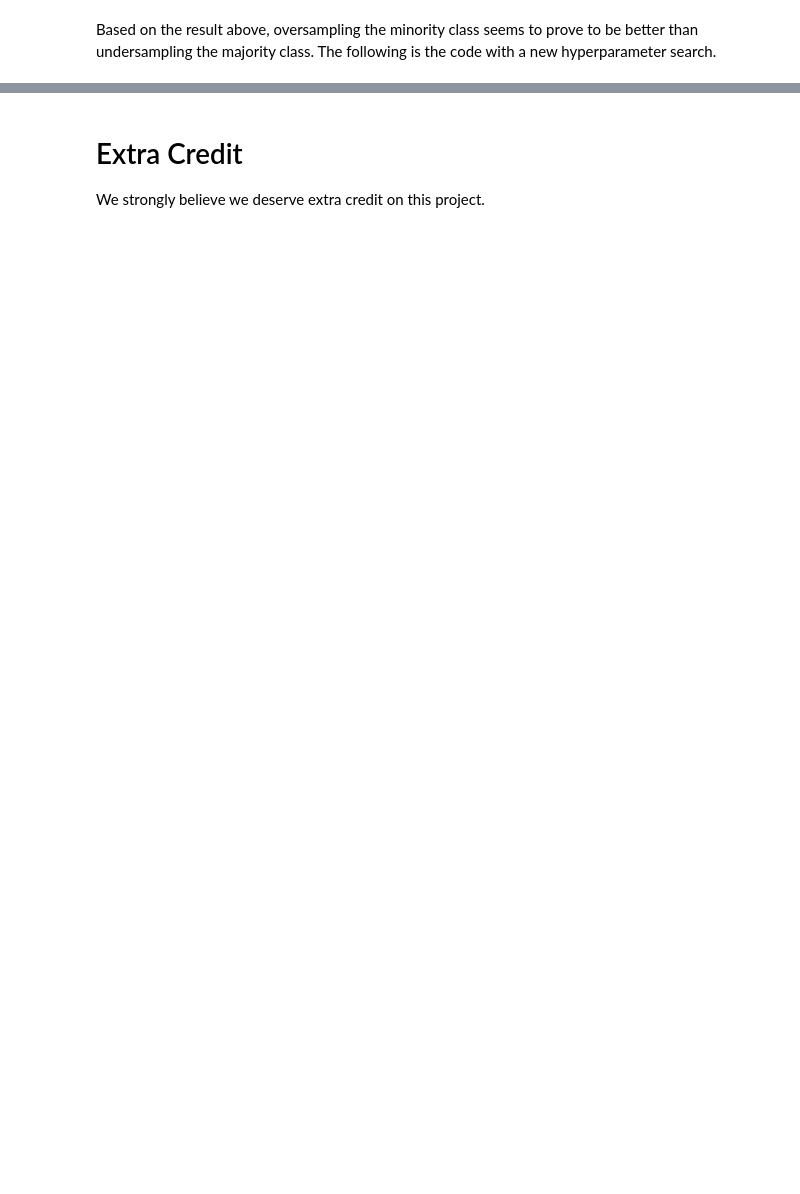
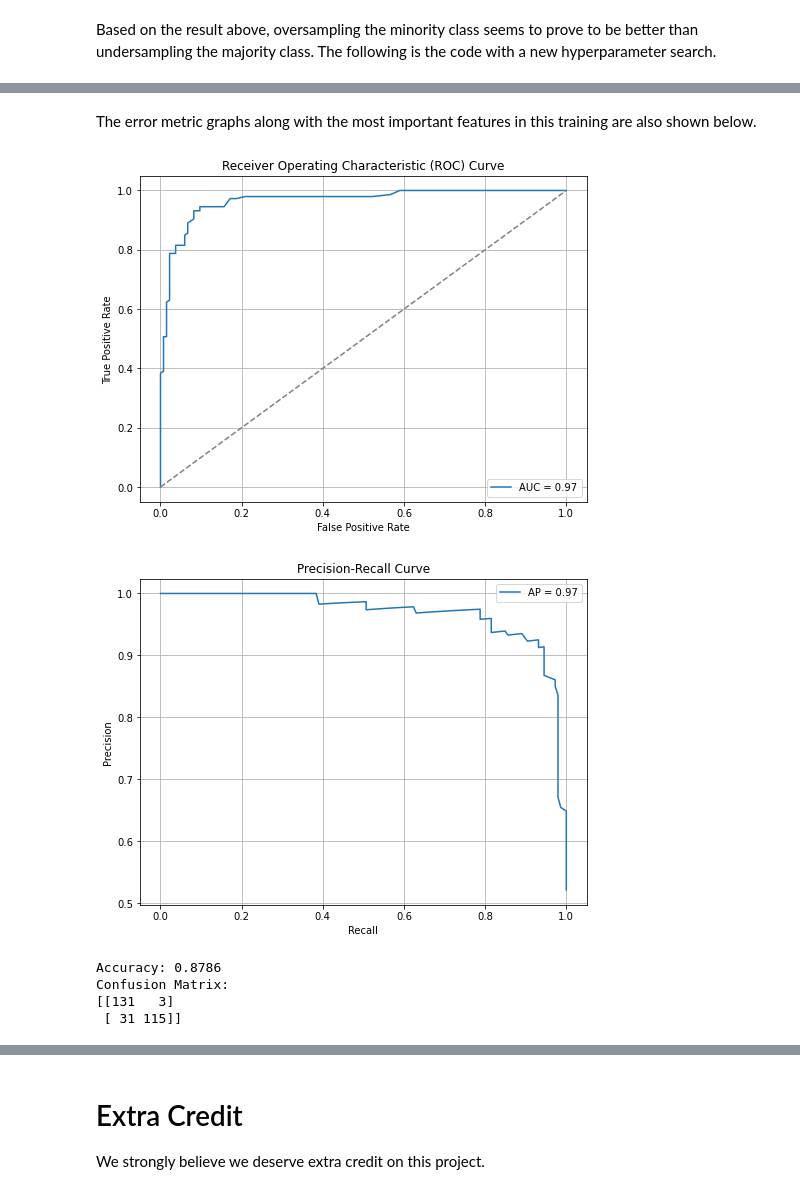
Before and after one commit to COGS118A/Group010-SP23, a Jupyter notebook: FinalProject_Group010-SP23.ipynb, the cells around one changed output, grey strips where cells are left out. Saved outputs shown, nothing was run; the diff lists cells and outputs as text; code cells hidden in the pictures; blank space fills up the shorter version.

```diff
--- a/FinalProject_Group010-SP23.ipynb
+++ b/FinalProject_Group010-SP23.ipynb
@@ -657,0 +732,56 @@ The motivation for this method is based on the success of the random forest. We
+# %% [markdown]
+The error metric graphs along with the most important features in this training are also shown below.
+# %%
+import matplotlib.pyplot as plt
+from sklearn.metrics import roc_curve, precision_recall_curve, roc_auc_score, average_precision_score, confusion_matrix
+
+# Calculate predicted probabilities for the positive class
+probs = random_forest.predict_proba(selected_features_test)[:, 1]
+
+# Calculate the false positive rate, true positive rate, and thresholds for ROC curve
+fpr, tpr, thresholds_roc = roc_curve(labels_test, probs)
+
+# Calculate the precision, recall, and thresholds for Precision-Recall curve
+precision, recall, thresholds_pr = precision_recall_curve(labels_test, probs)
+
+# Calculate the area under the ROC curve (AUC-ROC)
+auc_roc = roc_auc_score(labels_test, probs)
+
+# Calculate the average precision (AP) for Precision-Recall curve
+ap = average_precision_score(labels_test, probs)
+
+# Calculate other evaluation metrics
+accuracy = accuracy_score(labels_test, predictions)
+confusion = confusion_matrix(labels_test, predictions)
+
+# Plot ROC curve
+plt.figure(figsize=(8, 6))
+plt.plot(fpr, tpr, label=f"AUC = {auc_roc:.2f}")
+plt.plot([0, 1], [0, 1], linestyle="--", color="gray")
+plt.xlabel("False Positive Rate")
+plt.ylabel("True Positive Rate")
+plt.title("Receiver Operating Characteristic (ROC) Curve")
+plt.legend()
+plt.grid(True)
+plt.show()
+
+# Plot Precision-Recall curve
+plt.figure(figsize=(8, 6))
+plt.plot(recall, precision, label=f"AP = {ap:.2f}")
+plt.xlabel("Recall")
+plt.ylabel("Precision")
+plt.title("Precision-Recall Curve")
+plt.legend()
+plt.grid(True)
+plt.show()
+
+# Print other evaluation metrics
+print(f"Accuracy: {accuracy:.4f}")
+print(f"Confusion Matrix:\n{confusion}")
+# %% [output]
+[figure, added]
+[figure, added]
+Accuracy: 0.8786
+Confusion Matrix:
+[[131   3]
+ [ 31 115]]
```
Also changed, not shown: parts of 20 cells of this notebook.
